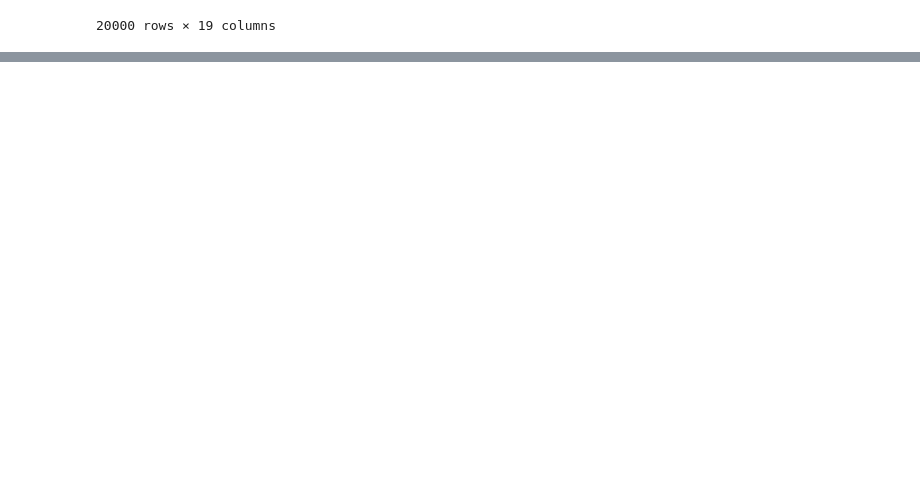
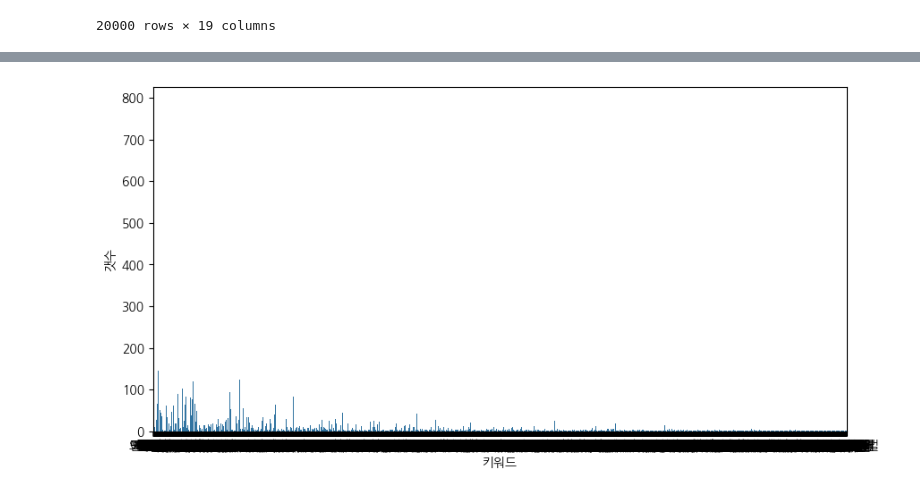
Before and after one commit to An0jin/news_data_analytics, a Jupyter notebook: main.ipynb, the cells around one changed output, grey strips where cells are left out. Drawn from its saved outputs; the diff is of its cells as text; code cells hidden in the pictures; blank space fills up the shorter version.

```diff
--- a/main.ipynb
+++ b/main.ipynb
@@ -39,0 +116,11 @@ df
+# %%
+# 키워드 갯수 측정
+from konlpy.tag import Okt
+import pandas as pd
+
+datas=" ".join(df['제목'])
+
+okt=Okt()
+
+result=okt.nouns(datas)
+result
@@ -39,0 +145,7 @@ df
+# %%
+result_dict = {}
+for element in result:
+    if element in result_dict:
+        result_dict[element] += 1
+    else:
+        result_dict[element] = 1
@@ -39,0 +172,4 @@ df
+# %%
+# 한글자인 녀석 삭제
+result_dict = {k: v for k, v in result_dict.items() if len(k) > 1}
+result_dict
@@ -39,0 +198,8 @@ df
+# %%
+plt.figure(figsize=(10, 5))
+sns.barplot(x=result_dict.keys(), y=result_dict.values())
+plt.xlabel('키워드')
+plt.ylabel('갯수')
+plt.show()
+# %% [output]
+[figure, added]
```
Also changed, not shown: parts of 9 cells of this notebook, 5 other files.
